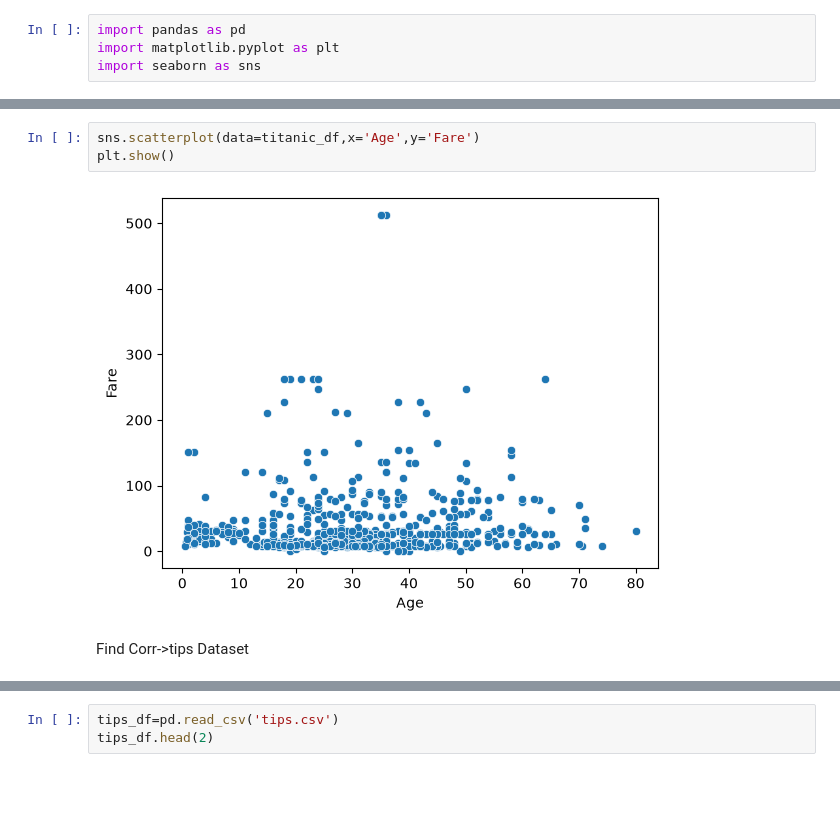
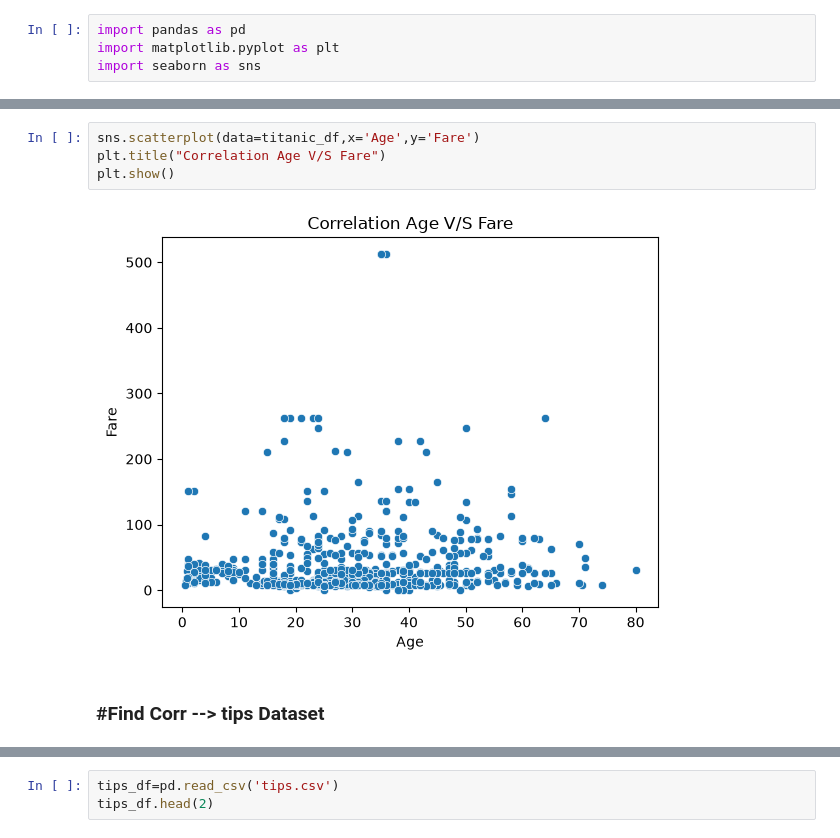
Before and after one commit to sagarhpoojary11/Placement-Training, a Jupyter notebook: Statistics for Data Science/Phase5_Covariance_Correlation.ipynb, the cells around one changed output, grey strips where cells are left out. Cells and saved outputs as stored; diff of their text form; blank space fills up the shorter version.

```diff
--- a/Statistics for Data Science/Phase5_Covariance_Correlation.ipynb
+++ b/Statistics for Data Science/Phase5_Covariance_Correlation.ipynb
@@ -49,8 +84,9 @@ titanic_df['Age'].corr(titanic_df['Fare'])
 np.float64(0.09606669176903894)
 # %%
 sns.scatterplot(data=titanic_df,x='Age',y='Fare')
+plt.title("Correlation Age V/S Fare")
 plt.show()
 # %% [output]
-[figure, old version]
+[figure, new version]
 # %% [markdown]
-Find Corr->tips Dataset
+### #Find Corr --> tips Dataset
```
Also changed, not shown: parts of 17 cells of this notebook.
